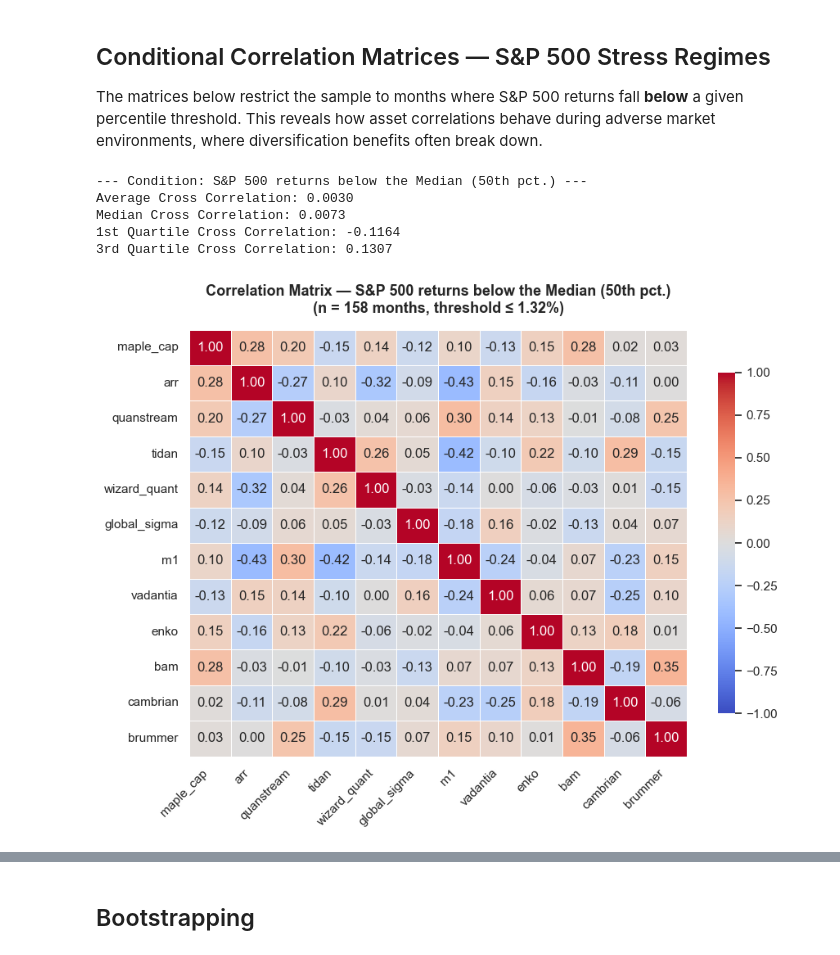
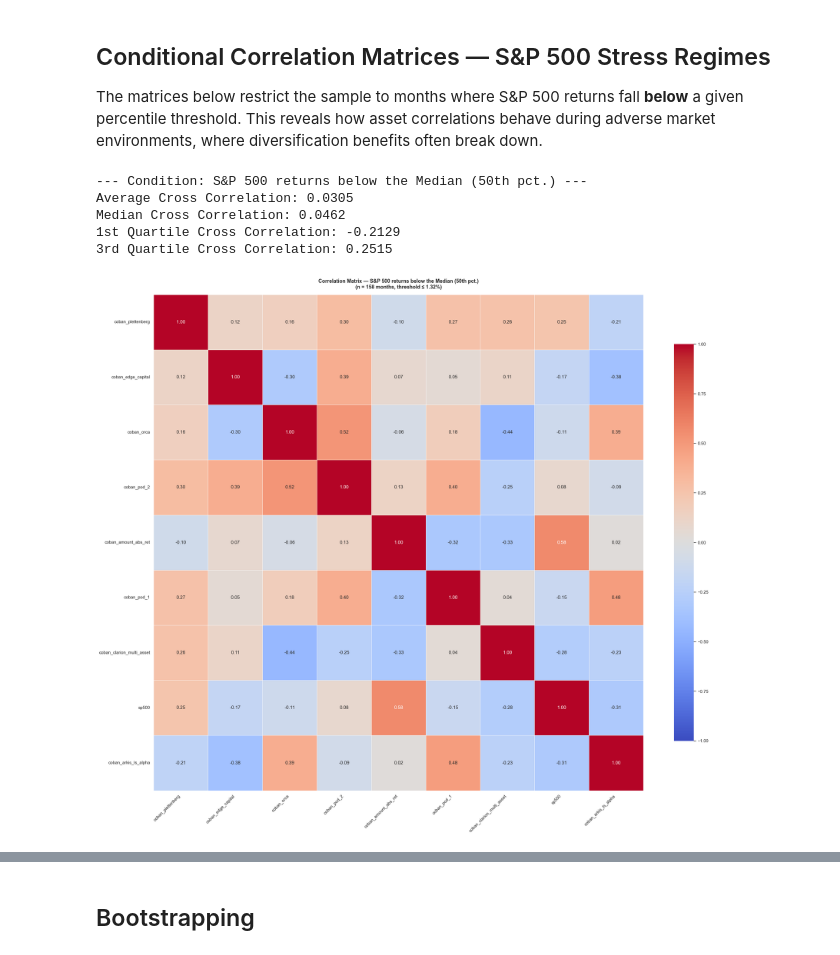
Before and after one commit to arthurdhonneur7/athenee_hf_portfolio, a Jupyter notebook: correlation_analysis.ipynb, the cells around one changed output, grey strips where cells are left out. Drawn from its saved outputs; the diff is of its cells as text; code cells hidden in the pictures.

```diff
--- a/correlation_analysis.ipynb
+++ b/correlation_analysis.ipynb
@@ -8,8 +8,10 @@ import pandas as pd
 df = pd.read_csv('./data/concat_hf_data.csv', parse_dates=True).set_index('date')
 df.index = pd.to_datetime(df.index)
 
-# df = df.drop(columns=['arr', 'm1', 'tidan', 'bam'], axis=1)
-df = df.drop(columns=['four_world'], axis=1)
+cols_to_drop = [c for c in df.columns if c.startswith('coban_') or c == 'sp500']
+df = df.drop(columns=cols_to_drop, axis=1)
+# cols_to_keep = [c for c in df.columns if c.startswith('coban_') or c == 'sp500']
+# df = df[cols_to_keep]
 # df = df[['bam', 'four_world', 'quanstream', 'm1', 'vadantia', 'sp500', 'arr']]
 # 2. Compute the correlation matrix
 # 'min_periods' ensures we have at least N overlapping data points
@@ -79,7 +81,7 @@ sns.set_theme()
 # Helper: draw a conditional correlation heatmap
 def plot_conditional_corr(df, sp500_col, percentile, label):
     threshold = df[sp500_col].quantile(percentile)
-    df_cond = df[df[sp500_col] <= threshold].drop(columns=[sp500_col])
+    df_cond = df[df[sp500_col] <= threshold]
     corr_cond = df_cond.corr(method='pearson', min_periods=3)
 
     # Extract upper triangle without diagonal to get cross correlations
@@ -96,45 +98,46 @@ def plot_conditional_corr(df, sp500_col, percentile, label):
         print(f"1st Quartile Cross Correlation: {q1_corr:.4f}")
         print(f"3rd Quartile Cross Correlation: {q3_corr:.4f}\n")
 
-    plt.figure(figsize=(9, 7))
+    plt.figure(figsize=(24, 20))
     cmap = sns.diverging_palette(230, 20, as_cmap=True)
     sns.heatmap(
         corr_cond,
         cmap='coolwarm',
         vmax=1.0,
         vmin=-1.0,
         center=0,
         annot=True,
         fmt='.2f',
         linewidths=0.5,
         cbar_kws={'shrink': 0.8}
     )
     n_obs = len(df_cond)
     plt.title(
         f'Correlation Matrix \u2014 S&P 500 returns below {label}\n'
         f'(n = {n_obs} months, threshold \u2264 {threshold:.2%})',
         fontsize=13, fontweight='bold', pad=15
     )
     plt.xticks(rotation=45, ha='right')
     plt.yticks(rotation=0)
     plt.tight_layout()
     plt.show()
 
 # Re-load raw returns (same columns as Cell 0)
 df_raw = pd.read_csv('./data/concat_hf_data.csv', parse_dates=True).set_index('date')
-df_raw = df_raw.drop('four_world', axis=1)
+cols_to_keep = [c for c in df_raw.columns if c.startswith('coban_') or c == 'sp500']
+df_raw = df_raw[cols_to_keep]
 df_raw.index = pd.to_datetime(df_raw.index)
 # df_raw = df_raw.drop(columns=['arr', 'm1', 'tidan', 'bam'], axis=1)
 
 # 1. Below the Median (50th percentile)
 plot_conditional_corr(df_raw, 'sp500', 0.50, 'the Median (50th pct.)')
 # %% [output]
 --- Condition: S&P 500 returns below the Median (50th pct.) ---
-Average Cross Correlation: 0.0030
-Median Cross Correlation: 0.0073
-1st Quartile Cross Correlation: -0.1164
-3rd Quartile Cross Correlation: 0.1307
+Average Cross Correlation: 0.0305
+Median Cross Correlation: 0.0462
+1st Quartile Cross Correlation: -0.2129
+3rd Quartile Cross Correlation: 0.2515
-[figure, old version]
+[figure, new version]
 # %%
 # 2. Below the 25th percentile
 plot_conditional_corr(df_raw, 'sp500', 0.25, 'the 25th Percentile')
```
Also changed, not shown: parts of 11 cells of this notebook, 12 other files.
